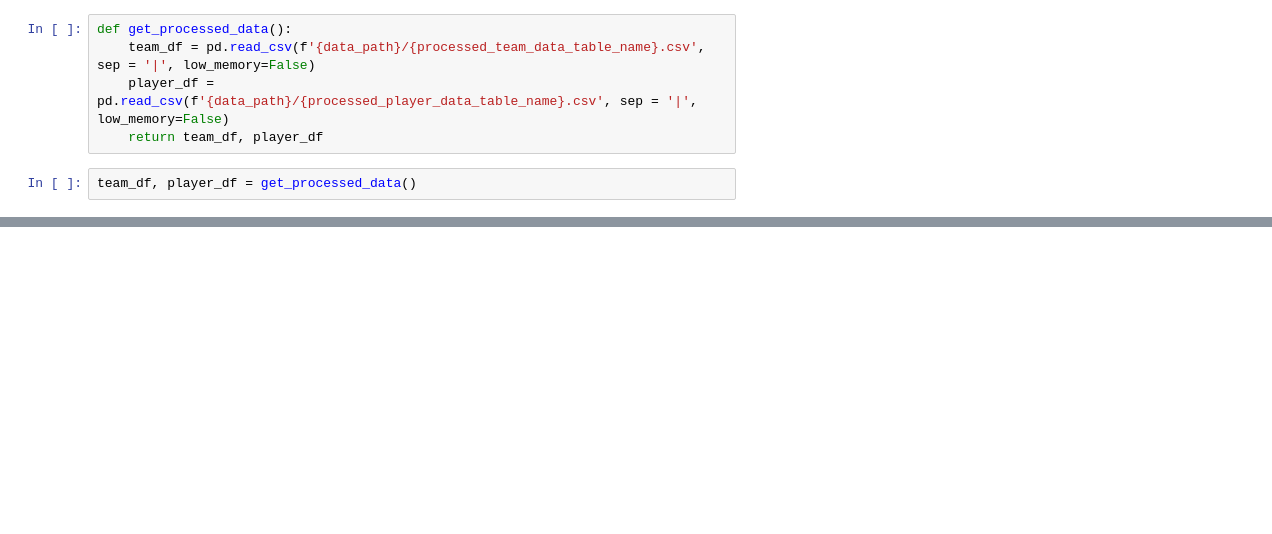
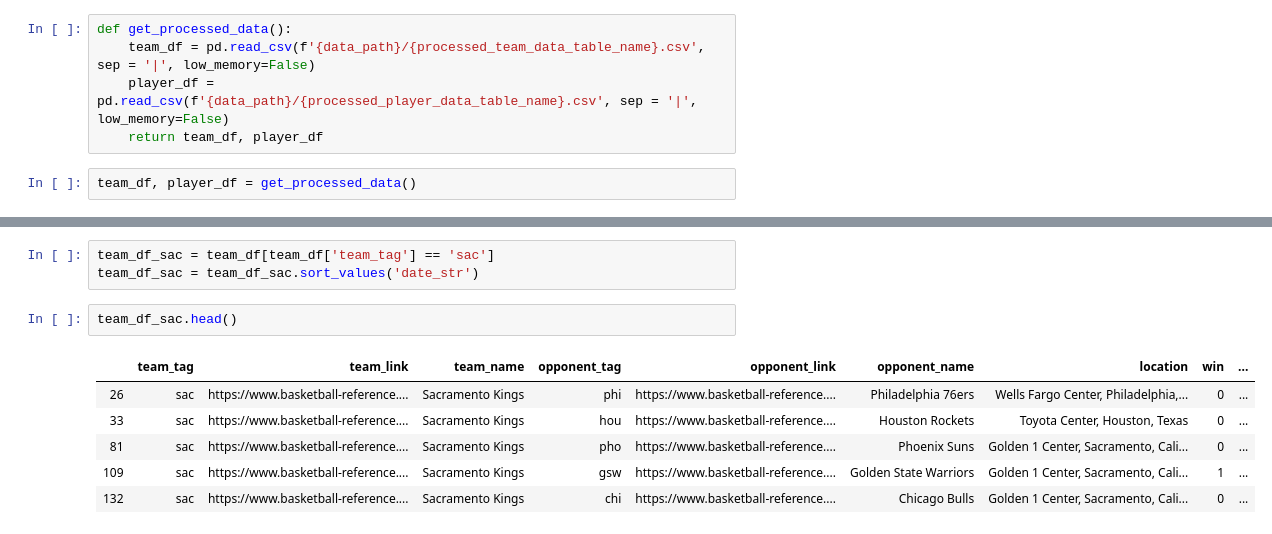
Before and after one commit to tristan00/sports_predictor, a Jupyter notebook: nba/data_processing.ipynb, the cells around one changed output, grey strips where cells are left out. Cells and saved outputs as stored; diff of their text form; blank space fills up the shorter version.

```diff
--- a/nba/data_processing.ipynb
+++ b/nba/data_processing.ipynb
@@ -114,0 +115,12 @@ team_df.head()
+# %%
+team_df_sac = team_df[team_df['team_tag'] == 'sac']
+team_df_sac = team_df_sac.sort_values('date_str')
+# %%
+team_df_sac.head()
+# %% [output]
+|  | team_tag | team_link | team_name | opponent_tag | opponent_link | opponent_name | location | win | ... |
+| 26 | sac | https://www.basketball-reference.... | Sacramento Kings | phi | https://www.basketball-reference.... | Philadelphia 76ers | Wells Fargo Center, Philadelphia,... | 0 | ... |
+| 33 | sac | https://www.basketball-reference.... | Sacramento Kings | hou | https://www.basketball-reference.... | Houston Rockets | Toyota Center, Houston, Texas | 0 | ... |
+| 81 | sac | https://www.basketball-reference.... | Sacramento Kings | pho | https://www.basketball-reference.... | Phoenix Suns | Golden 1 Center, Sacramento, Cali... | 0 | ... |
+| 109 | sac | https://www.basketball-reference.... | Sacramento Kings | gsw | https://www.basketball-reference.... | Golden State Warriors | Golden 1 Center, Sacramento, Cali... | 1 | ... |
+| 132 | sac | https://www.basketball-reference.... | Sacramento Kings | chi | https://www.basketball-reference.... | Chicago Bulls | Golden 1 Center, Sacramento, Cali... | 0 | ... |
```
Also changed, not shown: parts of 5 cells of this notebook, 8 other files.
